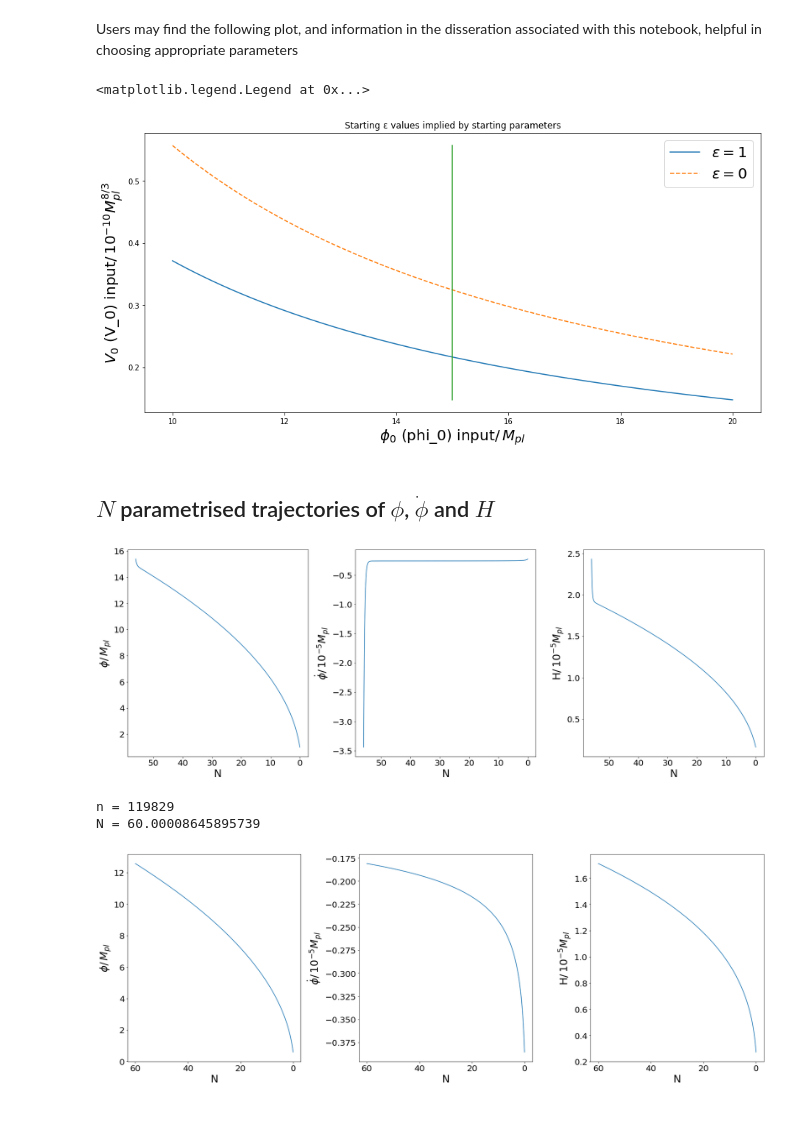
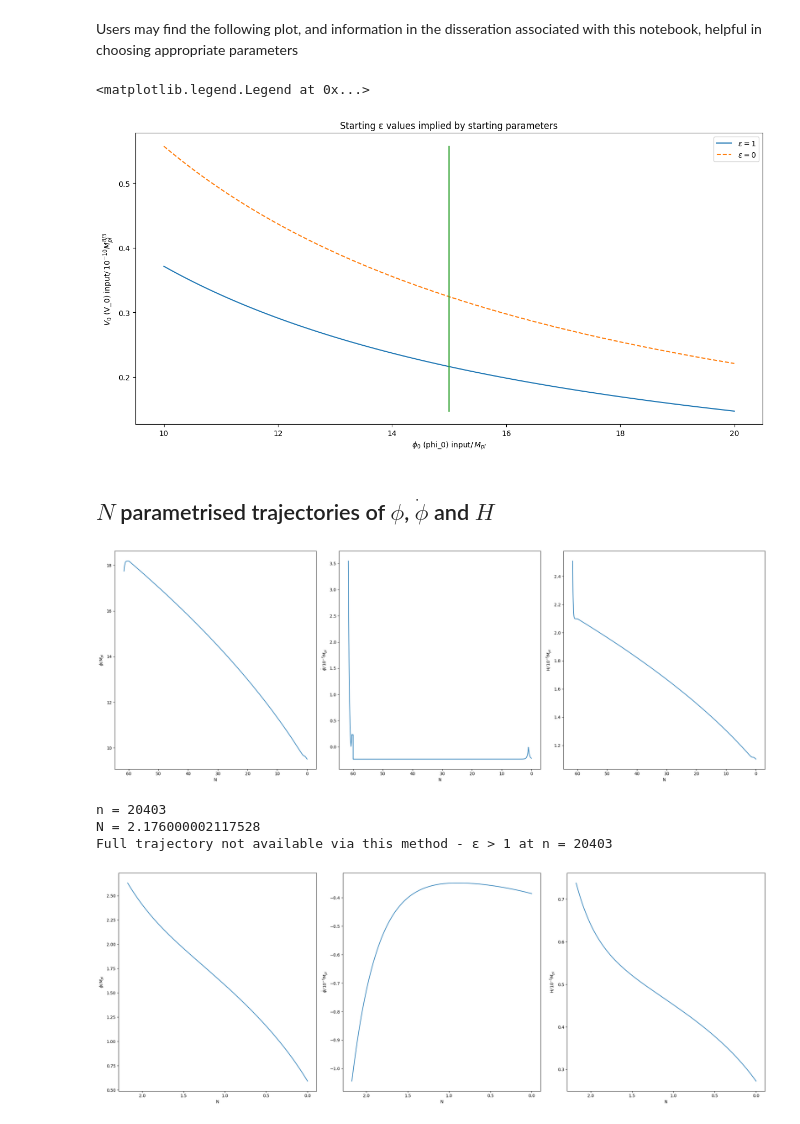
Before and after one commit to jacb1729/DynamicsofCosmoinflation2021, a Jupyter notebook: Numerical HJ examples.ipynb, the cells around one changed output. Cells and saved outputs as stored; diff of their text form; code cells hidden in the pictures.

Commit message:
Refactor to allow for generalised potentials

```diff
--- a/Numerical HJ examples.ipynb
+++ b/Numerical HJ examples.ipynb
@@ -3,6 +6,11 @@
 # %%
 import numpy as np
 import matplotlib.pyplot as py
-py.style.use('small_plots.txt') #stylistic choice
+import integrate
+import potentials
+# py.style.use('small_plots.txt') #stylistic choice
+
+import warnings
+warnings.filterwarnings("ignore")
 # %% [markdown]
 Potentials $V = V_0\phi^k$, $H_{\mathrm{initial}} = 2\times10^{-5} M_{pl}$ simulating $H$ trajectories using HJ formalism with initial point in the $\phi > 0, \dot{\phi} < 0$ quadrant, so $\frac{dH}{d\phi} = \sqrt{1.5H^2 - 0.5V}$ (initially at least). We will allow the sign of $\dot{\phi}$ to change in general, in case of which the sign of $\frac{dH}{d\phi}$ would change
@@ -11,11 +16,0 @@ I'd like to ensure $\varepsilon > 0$, and I remedy this by taking an adaptive sc
-# %%
-#Some often used functions go first
-grad_calc = lambda H, V0, phi, m: (abs(1.5*(H**2) - 0.5*V0*(phi**m)))**0.5
-grad_sqr = lambda H, V0, phi, m: 1.5*(H**2) - 0.5*V0*(phi**m)
-epsilon_calc = lambda  H, V0, phi, m: 2*(abs(1.5*(H**2) - 0.5*V0*(phi**m))/(H**2))
-g = lambda x: x if x>0.00001 else 0.00001
-def f(H, V0, phi, m):
-    '''Interpolation of step-size so that particularly small ε values have small enough step sizes.
-    This could be particularly helpful with ϕ^m potentials for small m>0'''
-    returnval = (0.5**((0.0001/g(epsilon_calc(H, V0, phi, m))))) if epsilon_calc(H, V0, phi, m) < 0.0001 else 0.5
-    return returnval
@@ -273,7 +87,6 @@ phi60 = np.linspace(10, 20, 101)
 Vzero = [(h60**2)*2/(phi**m) for phi in phi60]
 Vzero2 = [(h60**2)*3/(phi**m) for phi in phi60]
 
-py.style.use('small_plots.txt')
 
 figgy = py.figure(figsize = (15, 7))
 py.plot(phi60, Vzero, label = '$ε = 1$')
@@ -285,15 +98,14 @@ py.title('Starting ε values implied by starting parameters')
 py.legend()
 # %% [output]
 <matplotlib.legend.Legend at 0x...>
-[figure, old version]
+[figure, new version]
 # %% [markdown]
 ## $N$ parametrised trajectories of $\phi$, $\dot{\phi}$ and $H$
 # %%
-py.style.use('subplotlabels.txt')
 
 #Now we parametrise by N, plotting
 Ntraj, Nax = py.subplots(1,3, figsize = (22.5, 8))
-Nax[0].plot(N, phi)
+Nax[0].plot(N, phi_b)
 Nax[0].set(xlabel ='N', ylabel = '$\phi/\, M_{pl}$')
 Nax[0].invert_xaxis()
 
@@ -301,44 +113,49 @@ Nax[1].plot(N, phidot)
 Nax[1].set(xlabel = 'N', ylabel = '$\dot{\phi}/\, 10^{-5} M_{pl}$')
 Nax[1].invert_xaxis()
 
-Nax[2].plot(N, H)
+Nax[2].plot(N, H_b)
 Nax[2].set(xlabel = 'N', ylabel = 'H/$\, 10^{-5}M_{pl}$')
 Nax[2].invert_xaxis()
 
 Ntraj.tight_layout()
 # %% [output]
-[figure, old version]
+[figure, new version]
 # %%
 #As before, but new parameters
 mchoice = 4/3
 V0choice = 0.3
 
-phi, H, n, epsilon, N , n_sgn= tot_traj(60, V0choice, mchoice, phi_0 = 15, suppress = False, epsilonstop = True)
-Vset = [V0choice*ϕ**mchoice for ϕ in phi]
-phidot = [-(6*((H[i])**2) - 2*(Vset[i]))**0.5 if i<n_sgn else (6*((H[i])**2) - 2*(Vset[i]))**0.5 for i in range(len(phi))]
+V = potentials.PowerPotential(m=mchoice, V0=V0choice)
+
+phi_f, H_f, _ = integrate.get_trajectory_decreasing_phi(V, phi_0=18, H_0=2.5, track_N_time=False)
+phi_b, H_b, N, epsilon, n_sgn = integrate.get_trajectory_increasing_phi(V, phi_0=phi_f[len(phi_f)-2], H_0=H_f[len(H_f)-2], sr_epsilon_limit=0.0005)
+phidot = [-2*integrate.grad_calc(H_b[i], phi_b[i], V) if i<n_sgn else 2*integrate.grad_calc(H_b[i], phi_b[i], V) for i in range(len(phi_b))]
+n = len(N)-1
+
 
 print("n =", n, end = '\n')
 print("N =", N[-1], end = '\n')
 for i, el in enumerate(epsilon):
     if el >1 and i>0:
         print("Full trajectory not available via this method - ε > 1 at n = %s"%i)
         break
 
 Ntraj, Nax = py.subplots(1,3, figsize = (22.5, 8))
-Nax[0].plot(N, phi)
+Nax[0].plot(N, phi_b)
 Nax[0].set(xlabel ='N', ylabel = '$\phi/\, M_{pl}$')
 Nax[0].invert_xaxis()
 
 Nax[1].plot(N, phidot)
 Nax[1].set(xlabel = 'N', ylabel = '$\dot{\phi}/\, 10^{-5} M_{pl}$')
 Nax[1].invert_xaxis()
 
-Nax[2].plot(N, H)
+Nax[2].plot(N, H_b)
 Nax[2].set(xlabel = 'N', ylabel = 'H/$\, 10^{-5}M_{pl}$')
 Nax[2].invert_xaxis()
 
 Ntraj.tight_layout()
 # %% [output]
-n = 119829
-N = 60.00008645895739
+n = 20403
+N = 2.176000002117528
+Full trajectory not available via this method - ε > 1 at n = 20403
-[figure, old version]
+[figure, new version]
```
Also changed, not shown: parts of 8 cells of this notebook, 3 other files.
